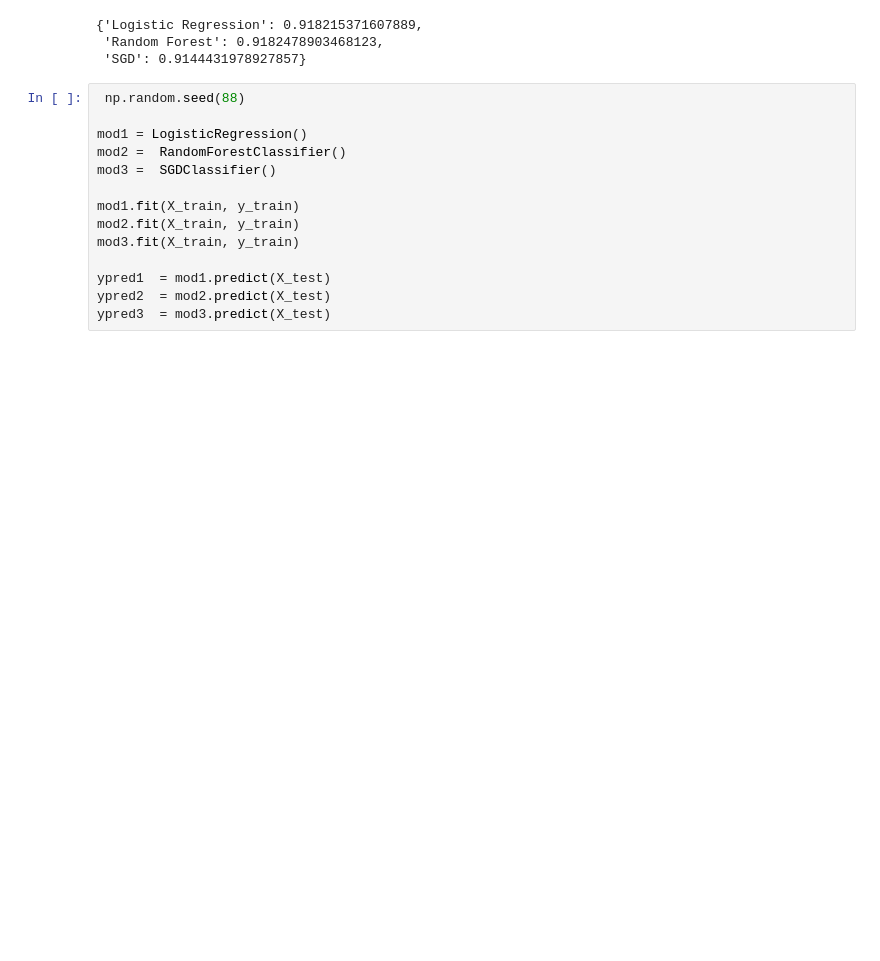
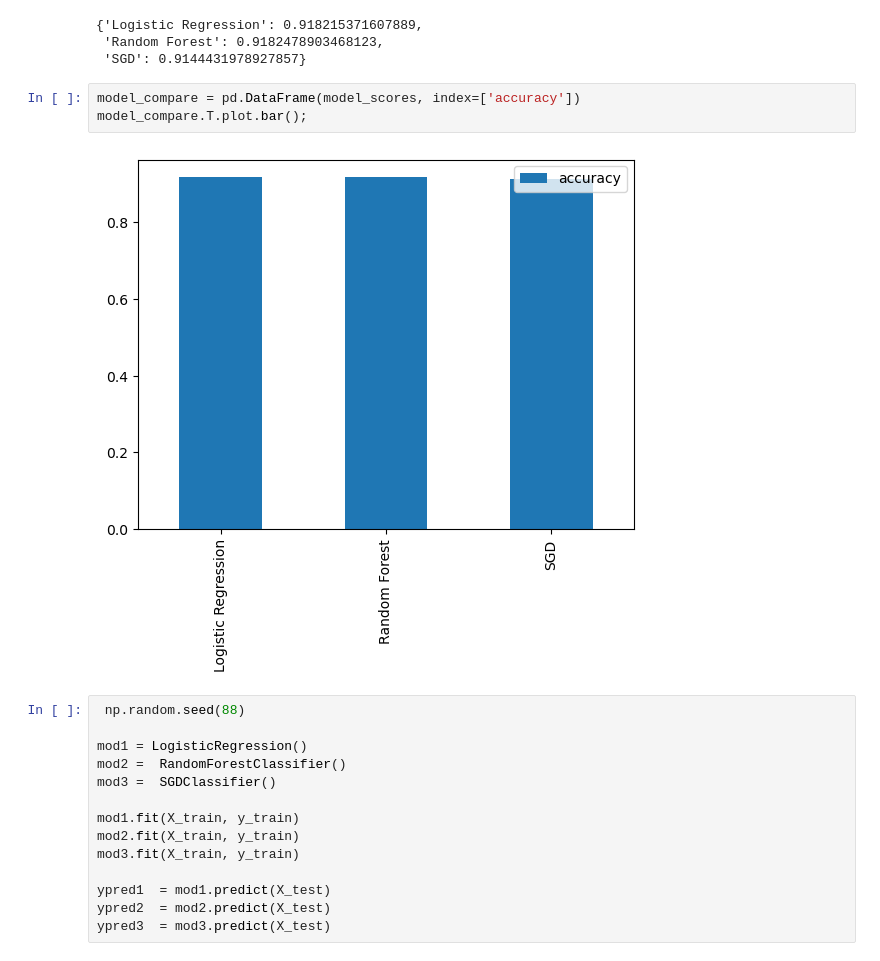
Before and after one commit to Rakkshith14/CreditCard-Fraud-Detection, a Jupyter notebook: creditcard-fraud-detector.ipynb, the cells around one changed output. Drawn from its saved outputs; the diff is of its cells as text; blank space fills up the shorter version.

```diff
--- a/creditcard-fraud-detector.ipynb
+++ b/creditcard-fraud-detector.ipynb
@@ -676,6 +676,11 @@ Please also refer to the documentation for alternative solver options:
 {'Logistic Regression': 0.918215371607889,
  'Random Forest': 0.9182478903468123,
  'SGD': 0.9144431978927857}
+# %%
+model_compare = pd.DataFrame(model_scores, index=['accuracy'])
+model_compare.T.plot.bar();
+# %% [output]
+[figure, added]
 # %%
  np.random.seed(88)
 
```
Also changed, not shown: parts of 29 cells of this notebook.
